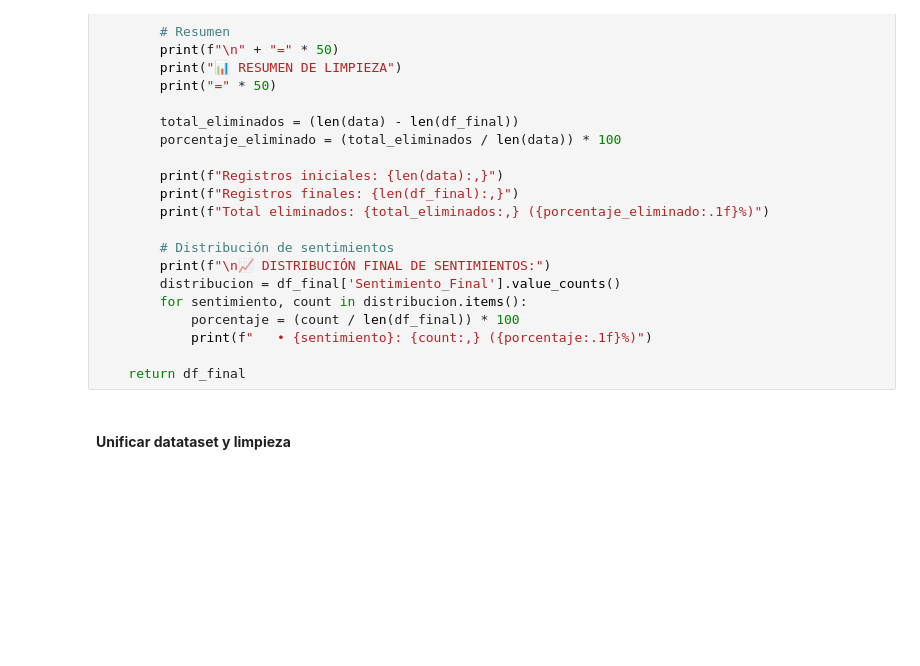
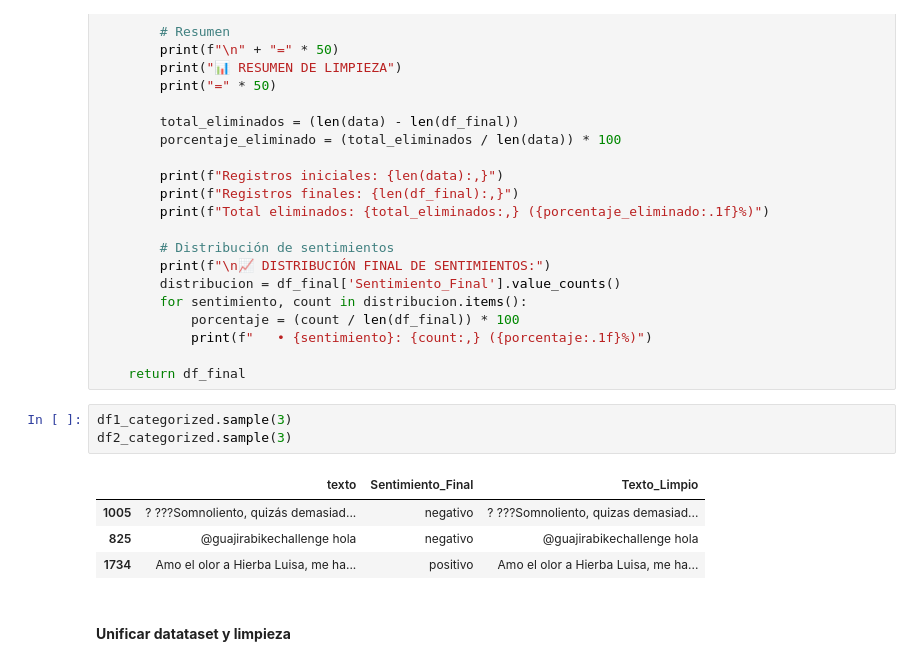
Before and after one commit to ml-punto-tech/sentiment-api, a Jupyter notebook: data-science/notebooks/Procesamiento_y_Clasificacion_de_Datos_SentimentAPI_enero.ipynb, the cells around one changed output. Cells and saved outputs as stored; diff of their text form; blank space fills up the shorter version.

```diff
--- a/data-science/notebooks/Procesamiento_y_Clasificacion_de_Datos_SentimentAPI_enero.ipynb
+++ b/data-science/notebooks/Procesamiento_y_Clasificacion_de_Datos_SentimentAPI_enero.ipynb
@@ -571,6 +579,14 @@ def limpiar_dataset_unificado(data, verbose=True):
             print(f"   • {sentimiento}: {count:,} ({porcentaje:.1f}%)")
 
     return df_final
+# %%
+df1_categorized.sample(3)
+df2_categorized.sample(3)
+# %% [output]
+|  | texto | Sentimiento_Final | Texto_Limpio |
+| 1005 | ? ???Somnoliento, quizás demasiad... | negativo | ? ???Somnoliento, quizas demasiad... |
+| 825 | @guajirabikechallenge hola | negativo | @guajirabikechallenge hola |
+| 1734 | Amo el olor a Hierba Luisa, me ha... | positivo | Amo el olor a Hierba Luisa, me ha... |
 # %% [markdown]
 #### **Unificar datataset y limpieza**
 # %%
```
Also changed, not shown: parts of 27 cells of this notebook.
